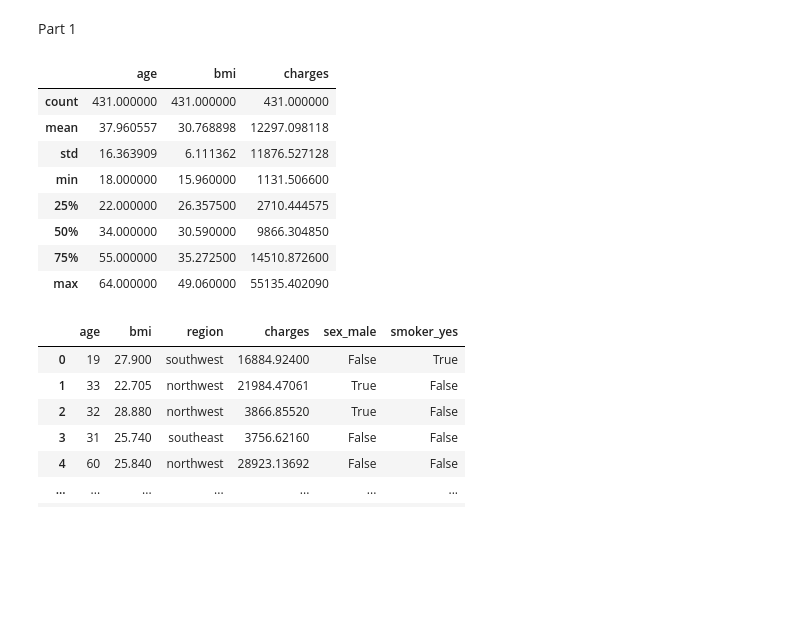
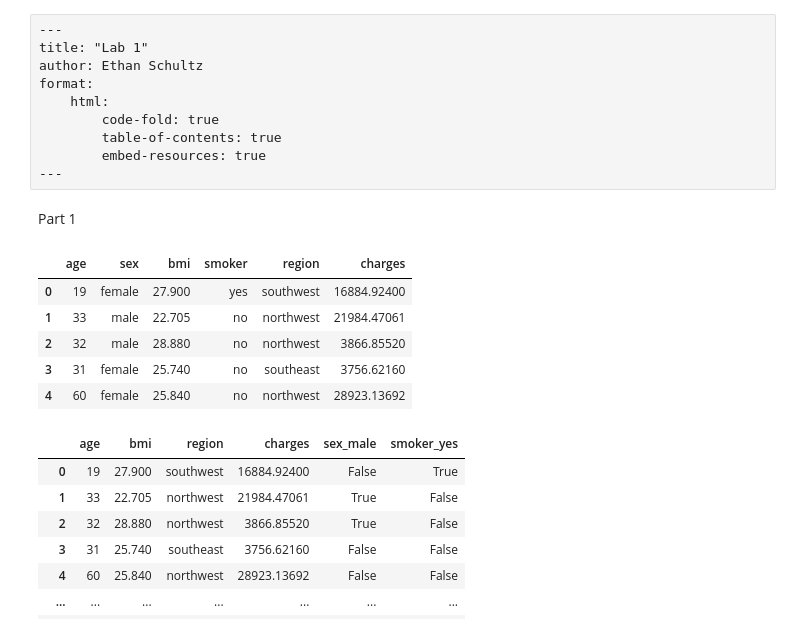
Before and after one commit to EthanSchultz49/GSB-544, a Jupyter notebook: Week_6/Lab5.ipynb, the cells around one changed output. Drawn from its saved outputs; the diff is of its cells as text; code cells hidden in the pictures; blank space fills up the shorter version.

```diff
--- a/Week_6/Lab5.ipynb
+++ b/Week_6/Lab5.ipynb
@@ -1,21 +1,28 @@
+# %% [raw]
+---
+title: "Lab 1"
+author: Ethan Schultz
+format:
+    html:
+        code-fold: true
+        table-of-contents: true
+        embed-resources: true
+---
 # %% [markdown]
 Part 1
 # %%
 #1
 import pandas as pd
 data = pd.read_csv("/Users/ethanschultz/Downloads/insurance_costs_1.csv")
 data.head()
-data.describe()
+#data.describe()
 # %% [output]
-|  | age | bmi | charges |
-| count | 431.000000 | 431.000000 | 431.000000 |
-| mean | 37.960557 | 30.768898 | 12297.098118 |
-| std | 16.363909 | 6.111362 | 11876.527128 |
-| min | 18.000000 | 15.960000 | 1131.506600 |
-| 25% | 22.000000 | 26.357500 | 2710.444575 |
-| 50% | 34.000000 | 30.590000 | 9866.304850 |
-| 75% | 55.000000 | 35.272500 | 14510.872600 |
-| max | 64.000000 | 49.060000 | 55135.402090 |
+|  | age | sex | bmi | smoker | region | charges |
+| 0 | 19 | female | 27.900 | yes | southwest | 16884.92400 |
+| 1 | 33 | male | 22.705 | no | northwest | 21984.47061 |
+| 2 | 32 | male | 28.880 | no | northwest | 3866.85520 |
+| 3 | 31 | female | 25.740 | no | southeast | 3756.62160 |
+| 4 | 60 | female | 25.840 | no | northwest | 28923.13692 |
 # %%
 #2
 # make some dummy variables where appropriate
```
Also changed, not shown: parts of 45 cells of this notebook, 2 other files.
